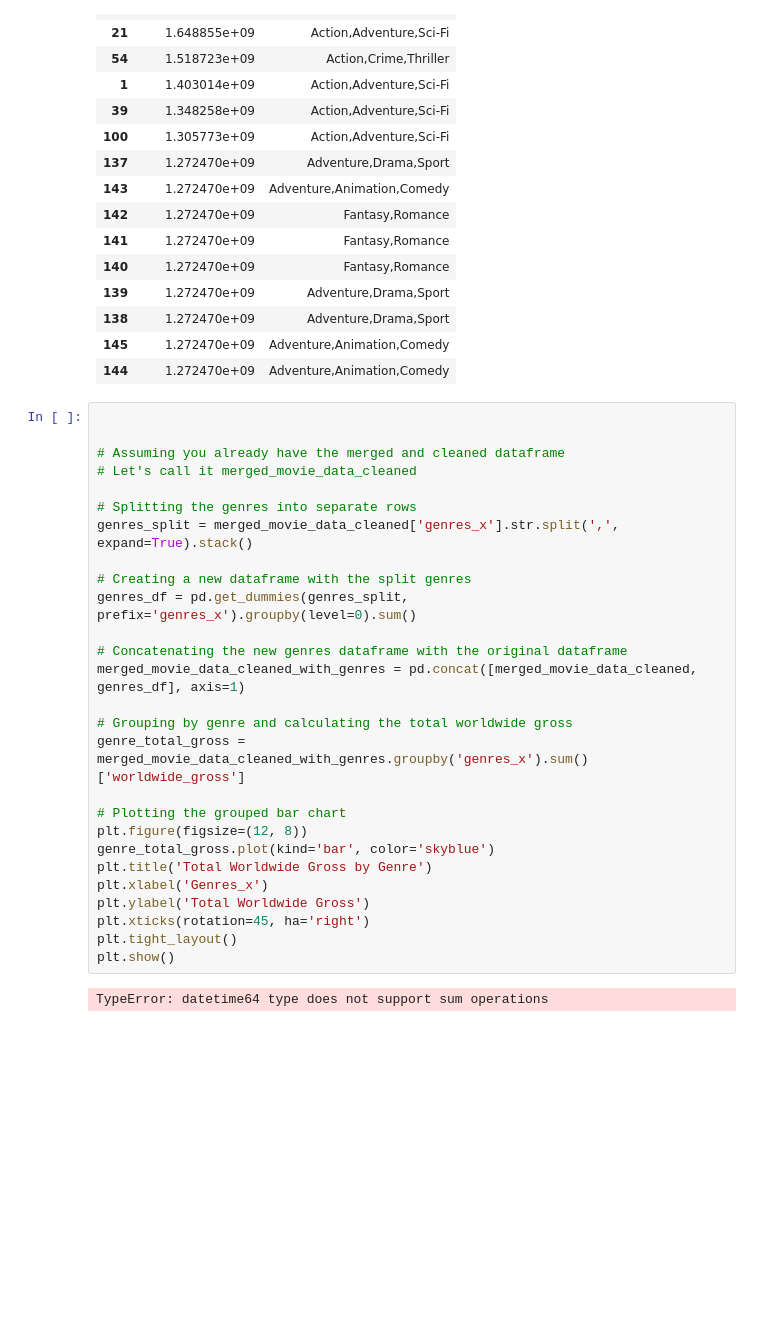
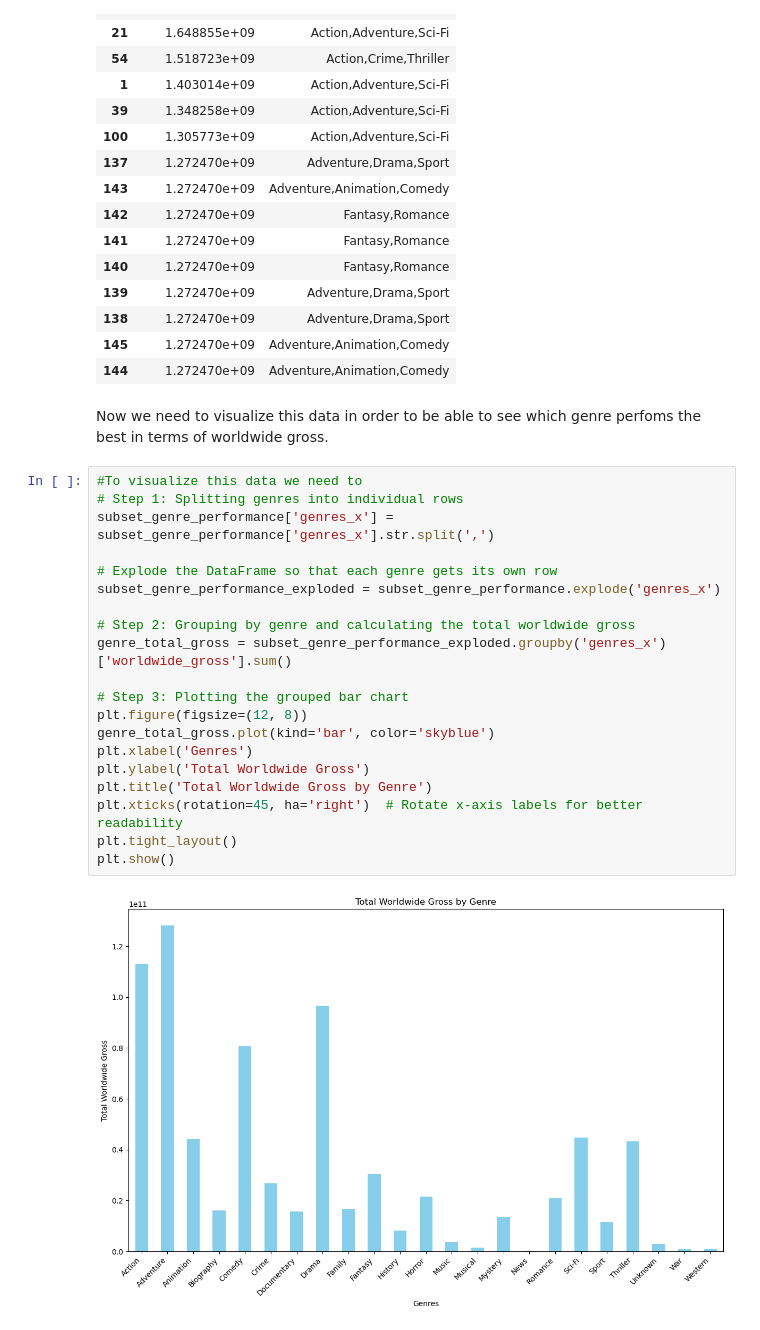
Before and after one commit to William-Itotia/dsc-phase-1-project-Microsoft-Analysis, a Jupyter notebook: student.ipynb, the cells around one changed output. Saved outputs shown, nothing was run; the diff lists cells and outputs as text; blank space fills up the shorter version.

```diff
--- a/student.ipynb
+++ b/student.ipynb
@@ -486,32 +486,28 @@ subset_genre_performance.head(15)
 | 138 | 1.272470e+09 | Adventure,Drama,Sport |
 | 145 | 1.272470e+09 | Adventure,Animation,Comedy |
 | 144 | 1.272470e+09 | Adventure,Animation,Comedy |
+# %% [markdown]
+Now we need to visualize this data in order to be able to see which genre perfoms the best in terms of
+worldwide gross.
 # %%
+#To visualize this data we need to
+# Step 1: Splitting genres into individual rows
+subset_genre_performance['genres_x'] = subset_genre_performance['genres_x'].str.split(',')
 
+# Explode the DataFrame so that each genre gets its own row
+subset_genre_performance_exploded = subset_genre_performance.explode('genres_x')
 
-# Assuming you already have the merged and cleaned dataframe
-# Let's call it merged_movie_data_cleaned
+# Step 2: Grouping by genre and calculating the total worldwide gross
+genre_total_gross = subset_genre_performance_exploded.groupby('genres_x')['worldwide_gross'].sum()
 
-# Splitting the genres into separate rows
-genres_split = merged_movie_data_cleaned['genres_x'].str.split(',', expand=True).stack()
-
-# Creating a new dataframe with the split genres
-genres_df = pd.get_dummies(genres_split, prefix='genres_x').groupby(level=0).sum()
-
-# Concatenating the new genres dataframe with the original dataframe
-merged_movie_data_cleaned_with_genres = pd.concat([merged_movie_data_cleaned, genres_df], axis=1)
-
-# Grouping by genre and calculating the total worldwide gross
-genre_total_gross = merged_movie_data_cleaned_with_genres.groupby('genres_x').sum()['worldwide_gross']
-
-# Plotting the grouped bar chart
+# Step 3: Plotting the grouped bar chart
 plt.figure(figsize=(12, 8))
 genre_total_gross.plot(kind='bar', color='skyblue')
+plt.xlabel('Genres')
+plt.ylabel('Total Worldwide Gross')
 plt.title('Total Worldwide Gross by Genre')
-plt.xlabel('Genres_x')
-plt.ylabel('Total Worldwide Gross')
-plt.xticks(rotation=45, ha='right')
+plt.xticks(rotation=45, ha='right')  # Rotate x-axis labels for better readability
 plt.tight_layout()
 plt.show()
 # %% [output]
-TypeError: datetime64 type does not support sum operations
+[figure, added]
```
Also changed, not shown: parts of 2 cells of this notebook.
